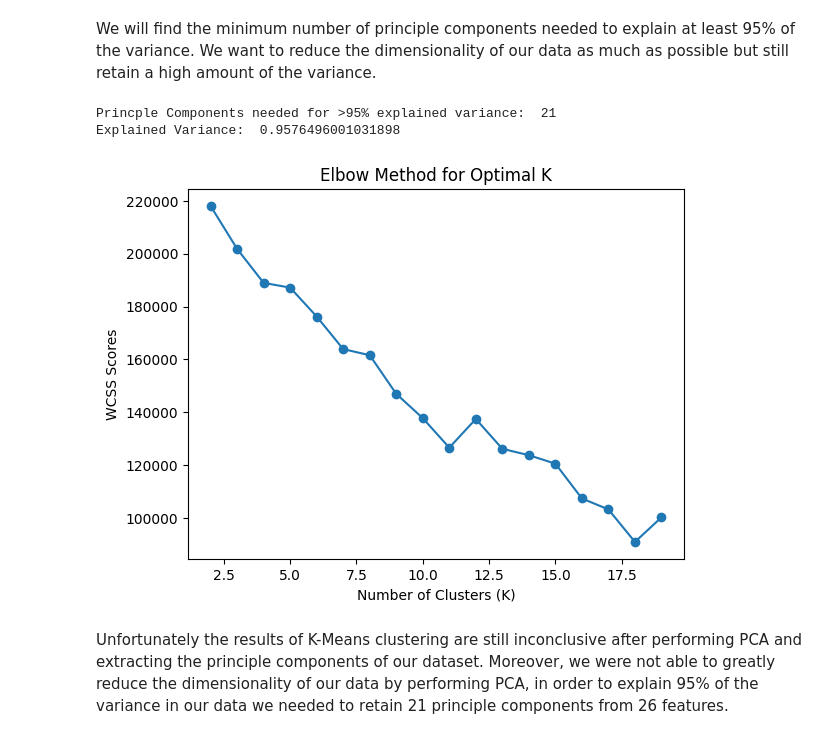
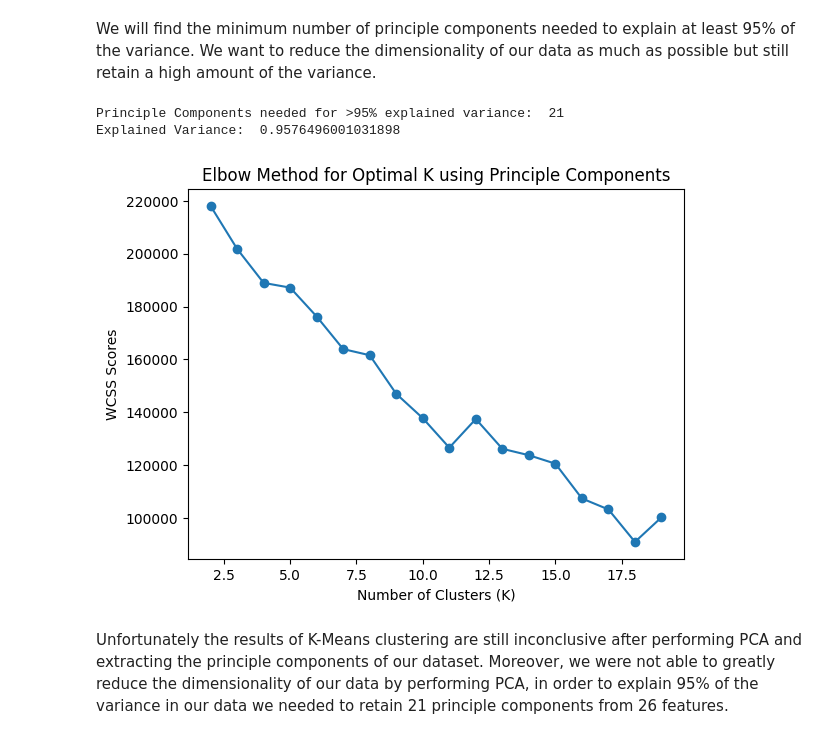
Before and after one commit to salvatorie/ds410-crashlytics, a Jupyter notebook: crashlytics.ipynb, the cells around one changed output. Cells and saved outputs as stored; diff of their text form; code cells hidden in the pictures.

Commit message:
adding figures

```diff
--- a/crashlytics.ipynb
+++ b/crashlytics.ipynb
@@ -240,12 +246,12 @@ for pc in principleComponents:
 bestPca = PCA(k=bestPcCount, inputCol="scaledFeatures", outputCol="pcaFeatures")
 bestPcaModel = bestPca.fit(scaledData)
 pcaReducedDf = bestPcaModel.transform(scaledData)
-
-print("Princple Components needed for >95% explained variance: ", bestPcCount)
-print("Explained Variance: ", sum(bestPcaModel.explainedVariance))
-# %% [output]
-Princple Components needed for >95% explained variance:  21
-Explained Variance:  0.9576496001031898
+# %%
+print("Principle Components needed for >95% explained variance: ", bestPcCount)
+print("Explained Variance: ", sum(bestPcaModel.explainedVariance))
+# %% [output]
+Principle Components needed for >95% explained variance:  21
+Explained Variance:  0.9576496001031898
 # %%
 def fit_kmeans_column(df_input,column_name='pcaFeatures',num_cluster_centers=3):
   kmeans = KMeans(featuresCol=column_name).setK(num_cluster_centers).setSeed(1)
@@ -265,12 +271,12 @@ for k in kValues:
   wcss_scores_pca.append(wcss)
 # %%
 plt.plot(kValues, wcss_scores_pca, marker='o')
-plt.title("Elbow Method for Optimal K")
+plt.title("Elbow Method for Optimal K using Principle Components")
 plt.xlabel("Number of Clusters (K)")
 plt.ylabel("WCSS Scores")
 plt.show()
 # %% [output]
-[figure, old version]
+[figure, new version]
 # %% [markdown]
 Unfortunately the results of K-Means clustering are still inconclusive after performing PCA and extracting the principle components of our dataset. Moreover, we were not able to greatly reduce the dimensionality of our data by performing PCA, in order to explain 95% of the variance in our data we needed to retain 21 principle components from 26 features.
 # %% [markdown]
```
Also changed, not shown: parts of 18 cells of this notebook, 12 other files.
